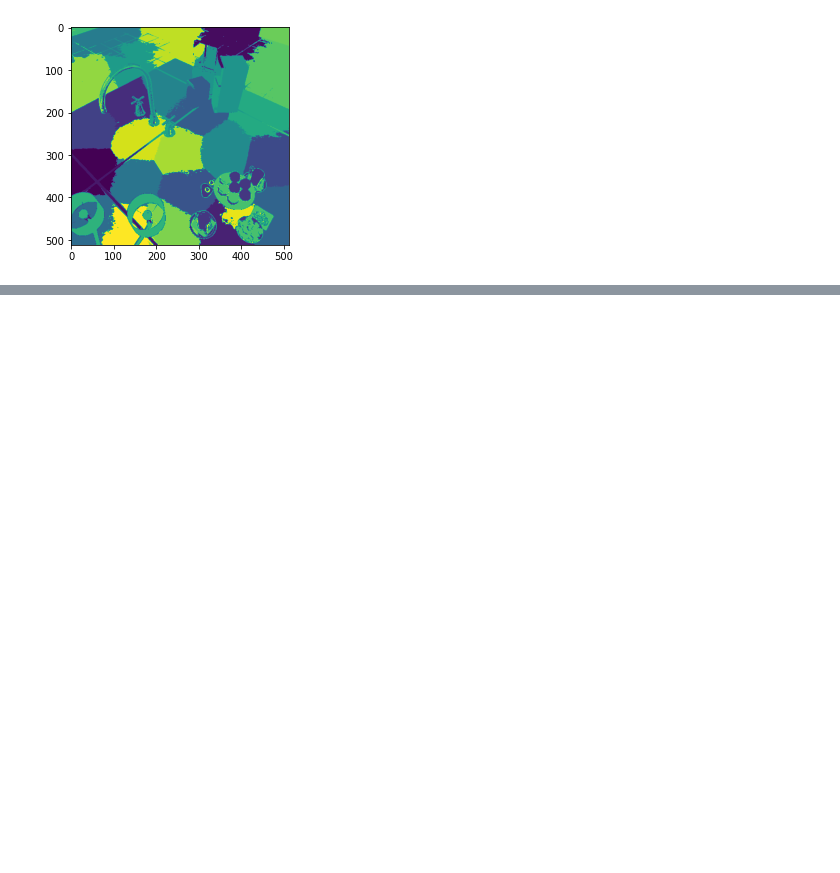
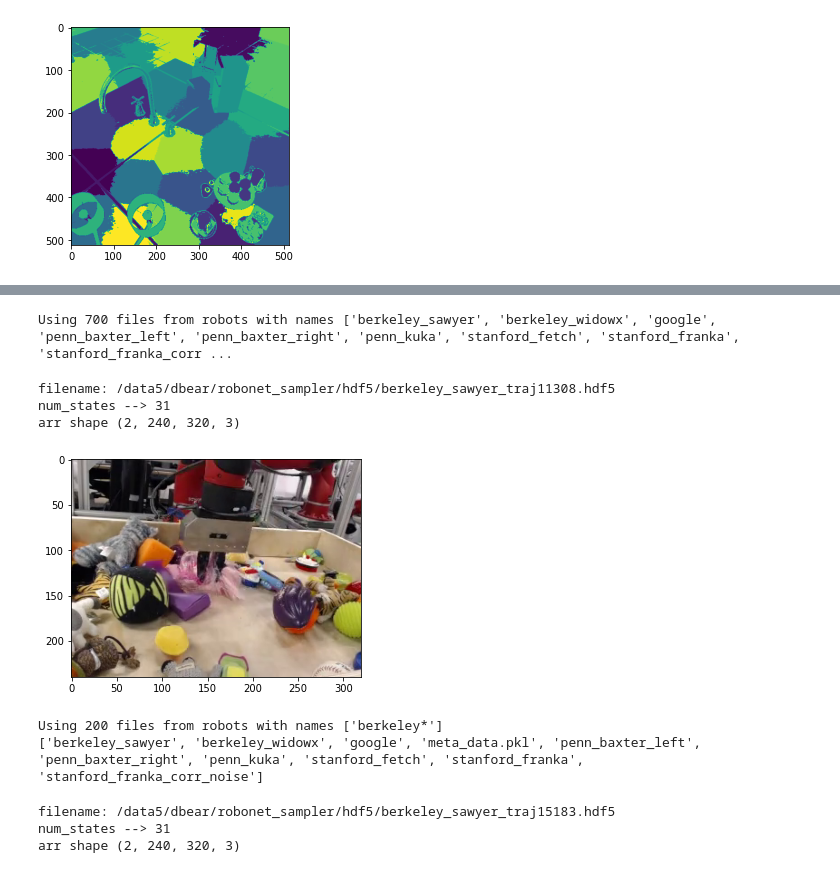
Before and after one commit to neuroailab/RAFT, a Jupyter notebook: notebooks/TDW_dataloading_020522.ipynb, the cells around one changed output, grey strips where cells are left out. Drawn from its saved outputs; the diff is of its cells as text; code cells hidden in the pictures; blank space fills up the shorter version.

Commit message:
robonet wrapper

```diff
--- a/notebooks/TDW_dataloading_020522.ipynb
+++ b/notebooks/TDW_dataloading_020522.ipynb
@@ -564,0 +562,26 @@ viz(koh[...,1])
+# %%
+robonet_dataset = robonet.RobonetDataset(sequence_length=2)
+# %% [output]
+Using 700 files from robots with names ['berkeley_sawyer', 'berkeley_widowx', 'google', 'penn_baxter_left', 'penn_baxter_right', 'penn_kuka', 'stanford_fetch', 'stanford_franka', 'stanford_franka_corr ...
+# %%
+rmov = robonet_dataset[0]
+# %% [output]
+filename: /data5/dbear/robonet_sampler/hdf5/berkeley_sawyer_traj11308.hdf5
+num_states --> 31
+arr shape (2, 240, 320, 3)
+# %%
+vis_utils.imshow(rmov['images'], None, 1)
+# %% [output]
+[figure, added]
+# %%
+robonet_dataset = raft_datasets.RobonetFlowDataset(sequence_length=2, dataset_names='berkeley*')
+print(robonet_dataset.all_robots)
+# %% [output]
+Using 200 files from robots with names ['berkeley*']
+['berkeley_sawyer', 'berkeley_widowx', 'google', 'meta_data.pkl', 'penn_baxter_left', 'penn_baxter_right', 'penn_kuka', 'stanford_fetch', 'stanford_franka', 'stanford_franka_corr_noise']
+# %%
+img1, img2 = robonet_dataset[3]
+# %% [output]
+filename: /data5/dbear/robonet_sampler/hdf5/berkeley_sawyer_traj15183.hdf5
+num_states --> 31
+arr shape (2, 240, 320, 3)
```
Also changed, not shown: parts of 26 cells of this notebook, 3 other files.
